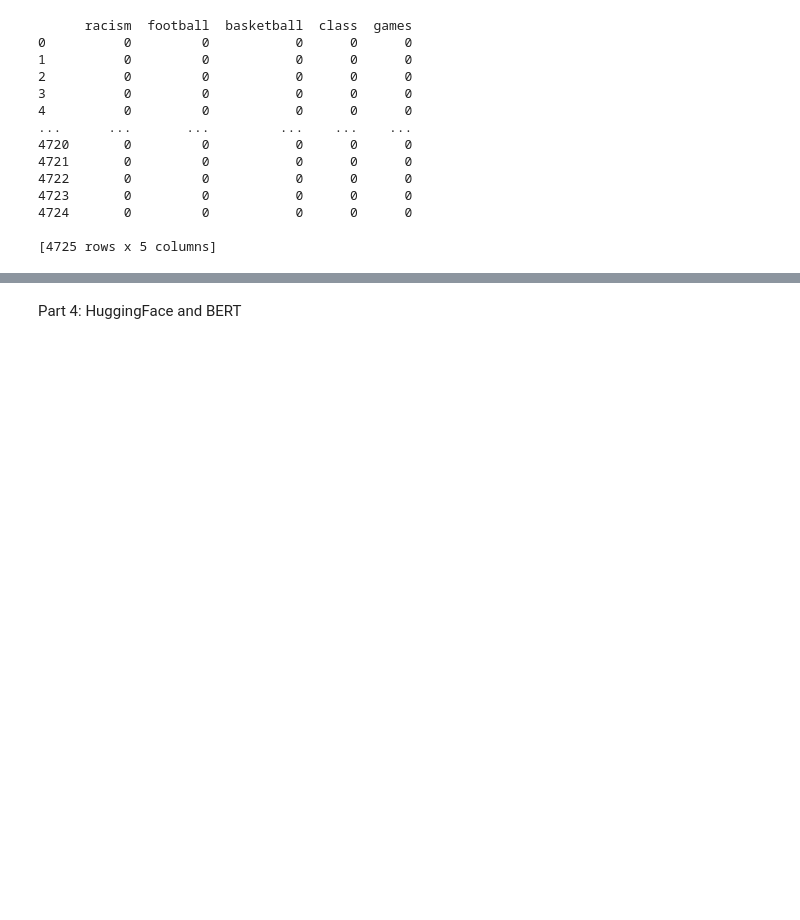
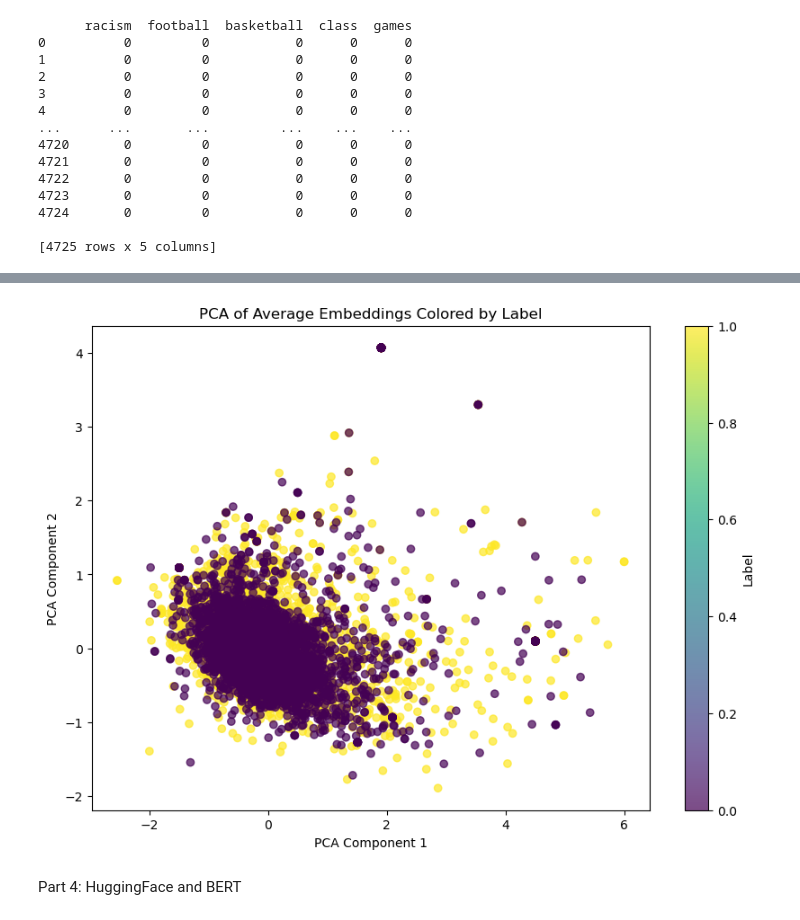
Before and after one commit to Deaygo24/project3-embeddings, a Jupyter notebook: project-3.ipynb, the cells around one changed output, grey strips where cells are left out. Drawn from its saved outputs; the diff is of its cells as text; code cells hidden in the pictures; blank space fills up the shorter version.

```diff
--- a/project-3.ipynb
+++ b/project-3.ipynb
@@ -320,6 +319,75 @@ plt.show()
 #how is this plot different from the previous one?
 
 #is there clear separation?
+# %%
+import numpy as np
+import pandas as pd
+from sklearn.decomposition import PCA
+import matplotlib.pyplot as plt
+
+# Function to calculate the average embedding of a cleaned document
+def avg_embedding(sentence, twitter_model):
+    words = sentence.split()
+    embeddings = [twitter_model[word] for word in words if word in twitter_model]
+    if not embeddings:  # Check if embeddings list is empty
+        return np.zeros(twitter_model.vector_size)  # Return a zero vector of appropriate size
+    return np.mean(embeddings, axis=0)
+
+# Load the datasets
+uiuc = pd.read_csv("uiuc.csv")
+mich = pd.read_csv("umich.csv")
+
+# Sample so we have an even number of samples from each dataset
+mich = mich.sample(n=4725)
+
+# Assign labels based on the origin subreddit of the comment
+uiuc['label'] = 1
+mich['label'] = 0
+
+# Combine the datasets
+data = pd.concat([uiuc, mich])
+
+# Clean and lemmatize the text data
+data['cleaned_text'] = data['text'].apply(clean)
+data['lemmatized_text'] = data['cleaned_text'].apply(lemmatize)
+
+# Extract sentences from the combined dataset
+sentences = data['lemmatized_text'].tolist()
+
+# Assuming twitter_model is already loaded and available
+# Check if twitter_model is loaded
+try:
+    twitter_model
+except NameError:
+    raise ValueError("The 'twitter_model' is not loaded or defined.")
+
+# Calculate the average embedding of each sentence
+avg_embeddings = [avg_embedding(sentence, twitter_model) for sentence in sentences]
+
+# Check if avg_embeddings is empty or contains inconsistent shapes
+if not avg_embeddings:
+    raise ValueError("The 'avg_embeddings' list is empty.")
+if any(embedding.shape != avg_embeddings[0].shape for embedding in avg_embeddings):
+    raise ValueError("Inconsistent shapes in 'avg_embeddings'.")
+
+# Perform PCA on the average embeddings
+pca = PCA(n_components=2)
+X_pca = pca.fit_transform(avg_embeddings)
+
+# Check if X_pca and sentences have the same length
+if len(X_pca) != len(sentences):
+    raise ValueError("Mismatch between the number of PCA results and sentences.")
+
+# Plot the PCA results, colored by the "label" column
+plt.figure(figsize=(10, 7))
+scatter = plt.scatter(X_pca[:, 0], X_pca[:, 1], c=data['label'], cmap='viridis', alpha=0.7)
+plt.colorbar(scatter, label='Label')
+plt.xlabel('PCA Component 1')
+plt.ylabel('PCA Component 2')
+plt.title('PCA of Average Embeddings Colored by Label')
+plt.show()
+# %% [output]
+[figure, added]
 # %% [markdown]
 Part 4: HuggingFace and BERT
 # %%
```
Also changed, not shown: parts of 6 cells of this notebook.
